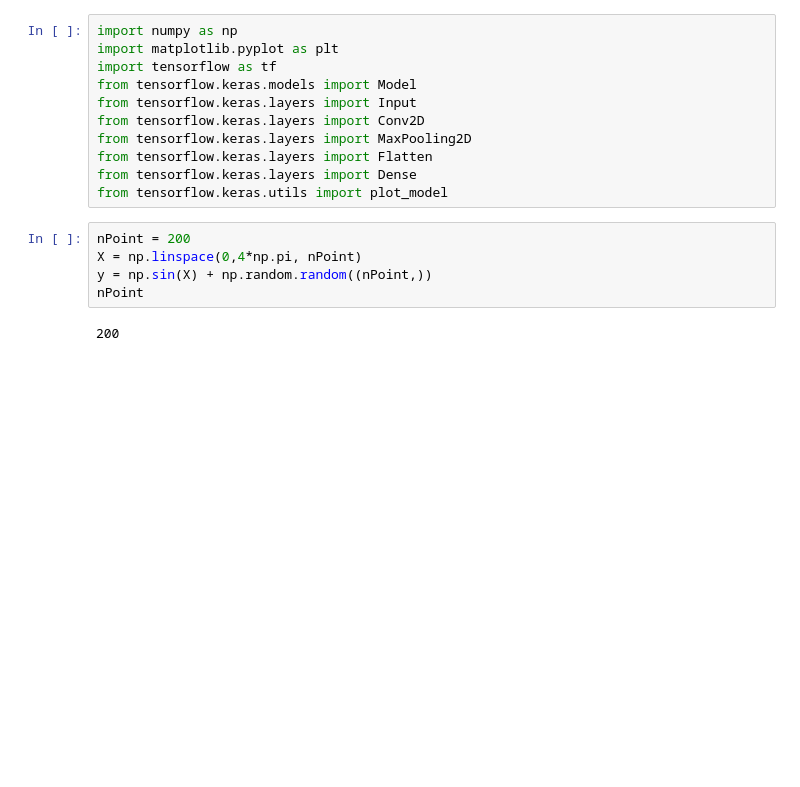
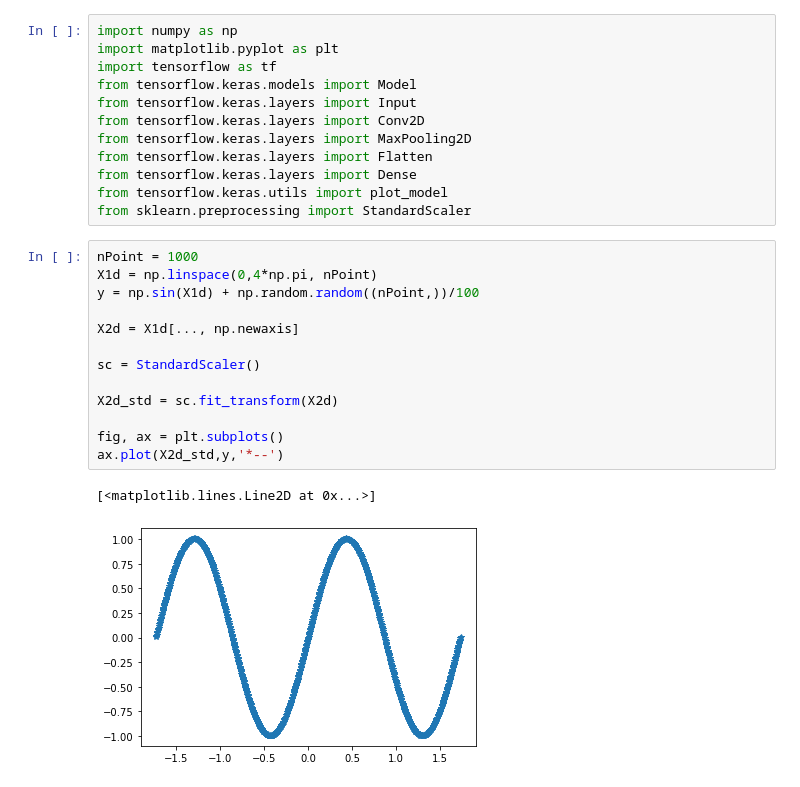
Before and after one commit to ie-ai-class/ai-2564-1, a Jupyter notebook: Topic 07 - ANN/S3 - ANN Lecture.ipynb, the cells around one changed output. Cells and saved outputs as stored; diff of their text form; blank space fills up the shorter version.

```diff
--- a/Topic 07 - ANN/S3 - ANN Lecture.ipynb
+++ b/Topic 07 - ANN/S3 - ANN Lecture.ipynb
@@ -9,10 +9,20 @@ from tensorflow.keras.layers import MaxPooling2D
 from tensorflow.keras.layers import Flatten
 from tensorflow.keras.layers import Dense
 from tensorflow.keras.utils import plot_model
+from sklearn.preprocessing import StandardScaler
 # %%
-nPoint = 200
-X = np.linspace(0,4*np.pi, nPoint)
-y = np.sin(X) + np.random.random((nPoint,))
-nPoint
+nPoint = 1000
+X1d = np.linspace(0,4*np.pi, nPoint)
+y = np.sin(X1d) + np.random.random((nPoint,))/100
+
+X2d = X1d[..., np.newaxis]
+
+sc = StandardScaler()
+
+X2d_std = sc.fit_transform(X2d)
+
+fig, ax = plt.subplots()
+ax.plot(X2d_std,y,'*--')
 # %% [output]
-200
+[<matplotlib.lines.Line2D at 0x...>]
+[figure, added]
```
Also changed, not shown: parts of 9 cells of this notebook.
